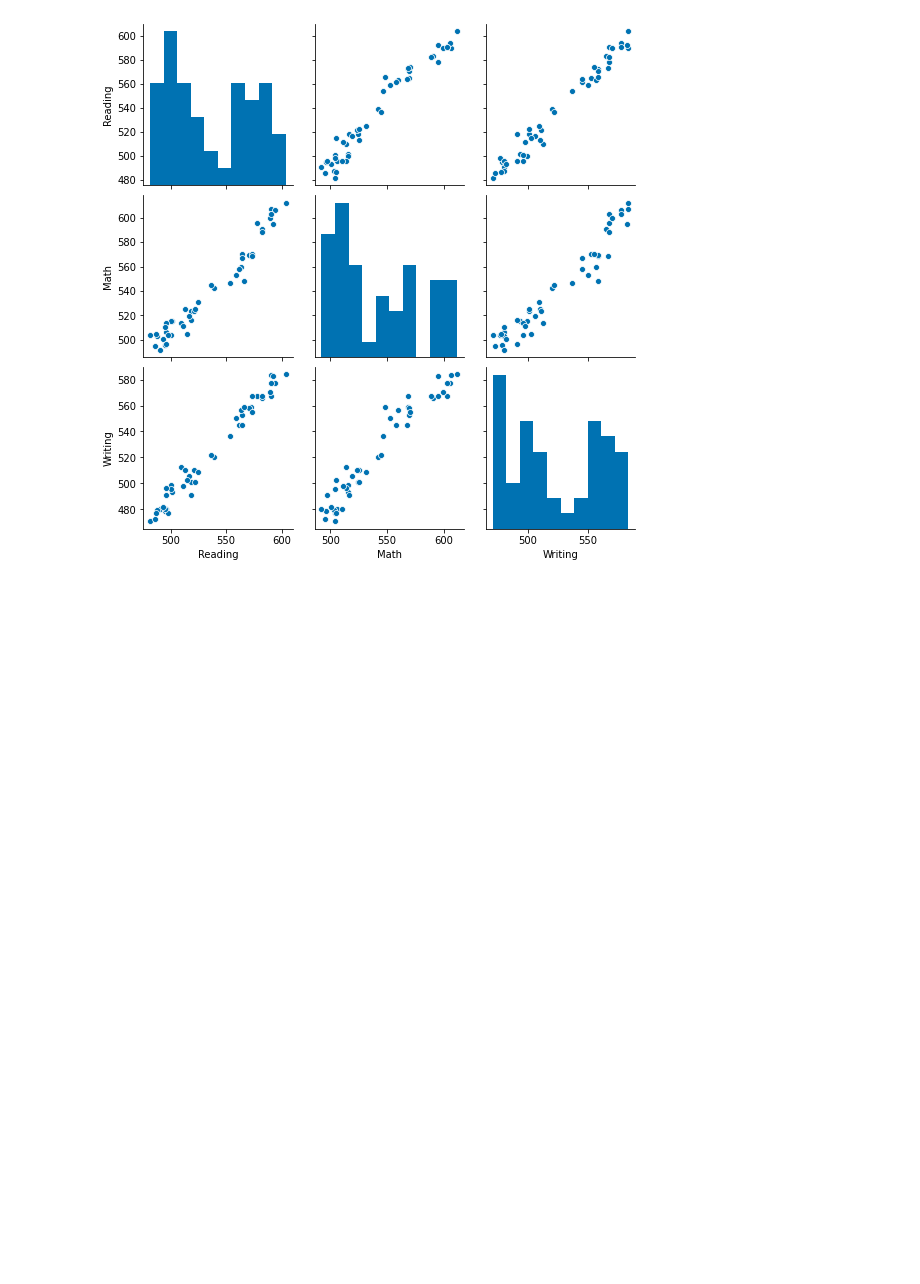
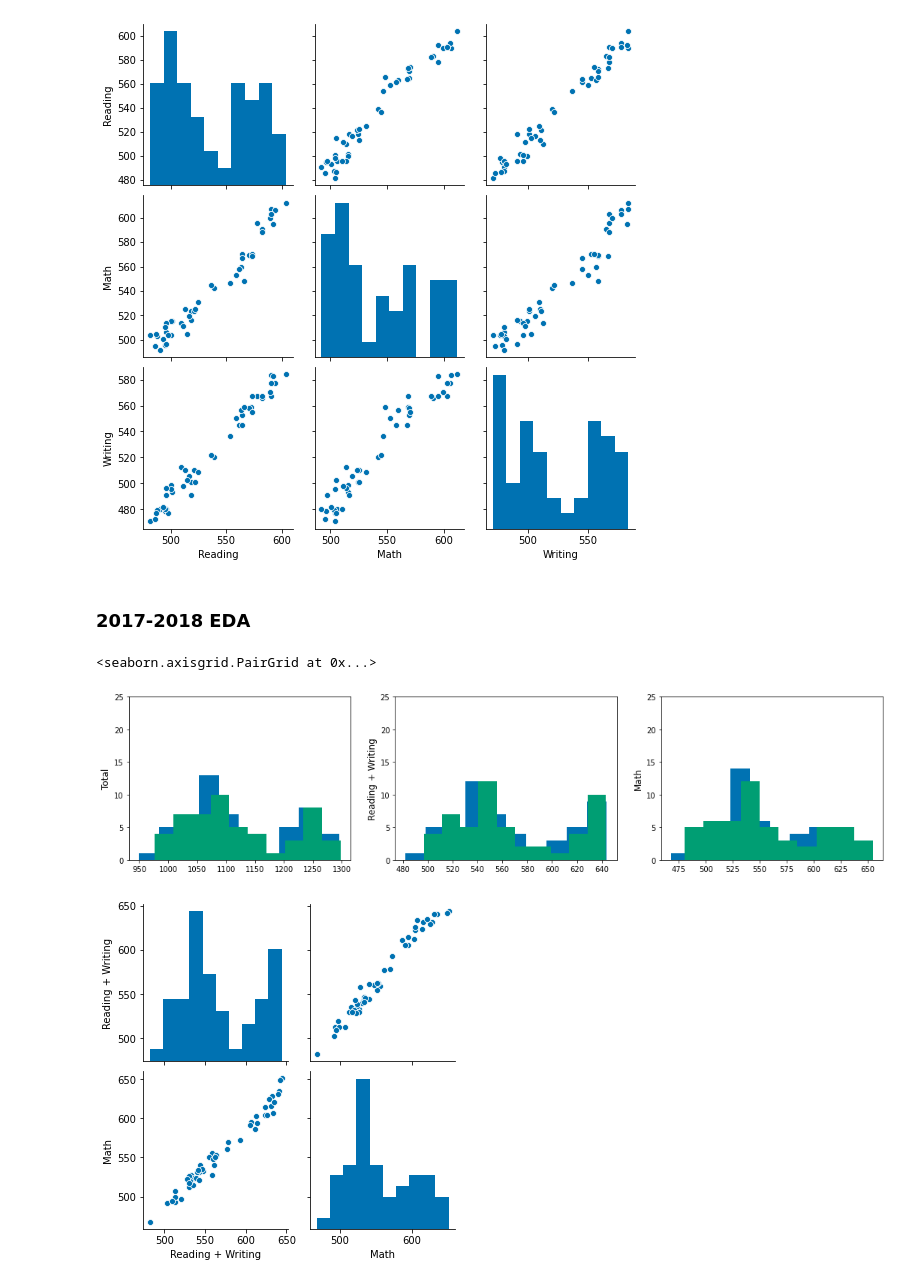
Before and after one commit to phamc4/Projects, a Jupyter notebook: SAT_changes.ipynb, the cells around one changed output. Cells and saved outputs as stored; diff of their text form; code cells hidden in the pictures; blank space fills up the shorter version.

```diff
--- a/SAT_changes.ipynb
+++ b/SAT_changes.ipynb
@@ -309,6 +338,34 @@ sns.pairplot(please[['Reading', 'Math', 'Writing']])
 # %% [output]
 <seaborn.axisgrid.PairGrid at 0x...>
 [figure]
+# %% [markdown]
+### 2017-2018 EDA
+# %%
+#Cleaning Functions for revised SAT test
+def new_sat_cleaning(df, start, end, rename_col=['State', 'Total', 'Reading + Writing', 'Math']):
+    data_year = df.iloc[:, start:end:2]
+    data_year.insert(0, 'States', clean_states(df))
+    data_year.columns = rename_col
+
+    return data_year
+# %%
+cleaned_ = sat_2017_2018[pd.notnull(sat_2017_2018.iloc[:,2])]
+clean_2017 = new_sat_cleaning(cleaned_, 1, 7)
+clean_2018 = new_sat_cleaning(cleaned_, 8, 14)
+
+fig, axs = plt.subplots(1,3, figsize=(18,4))
+labels = ['', 'Total', 'Reading + Writing', 'Math']
+for i, ax in enumerate(axs, 1):
+    ax.hist(clean_2017.iloc[:, i].values, bins=10)
+    ax.set_ylabel(labels[i], fontsize=12)
+    ax.set_ylim(0,25)
+    ax.hist(clean_2018.iloc[:, i].values, bins=10)
+
+sns.pairplot(clean_2017[['Reading + Writing', 'Math']])
+# %% [output]
+<seaborn.axisgrid.PairGrid at 0x...>
+[figure, added]
+[figure, added]
 # %%
 def count_winning_pairs(sample_1, sample_2):
     n_total_wins = 0
```
Also changed, not shown: parts of 15 cells of this notebook.
